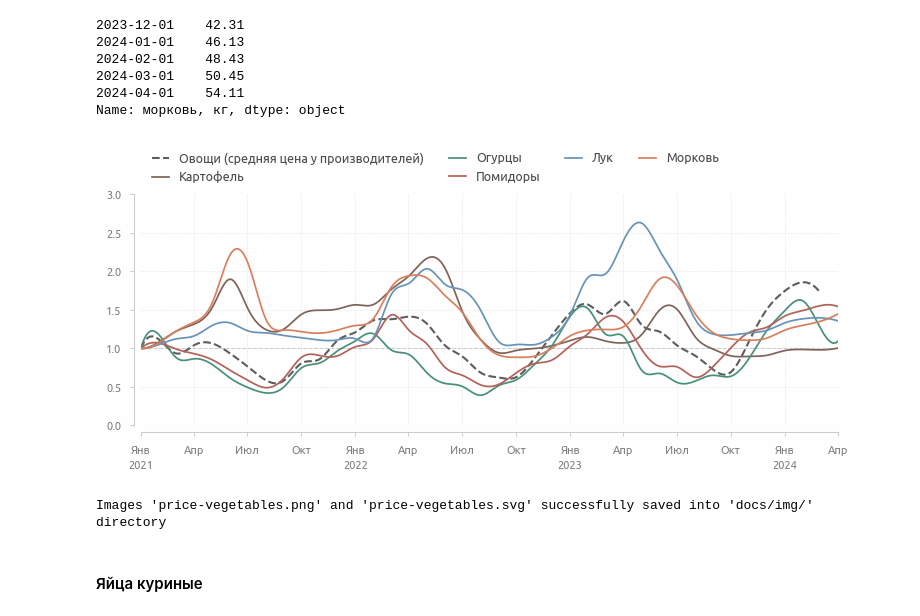
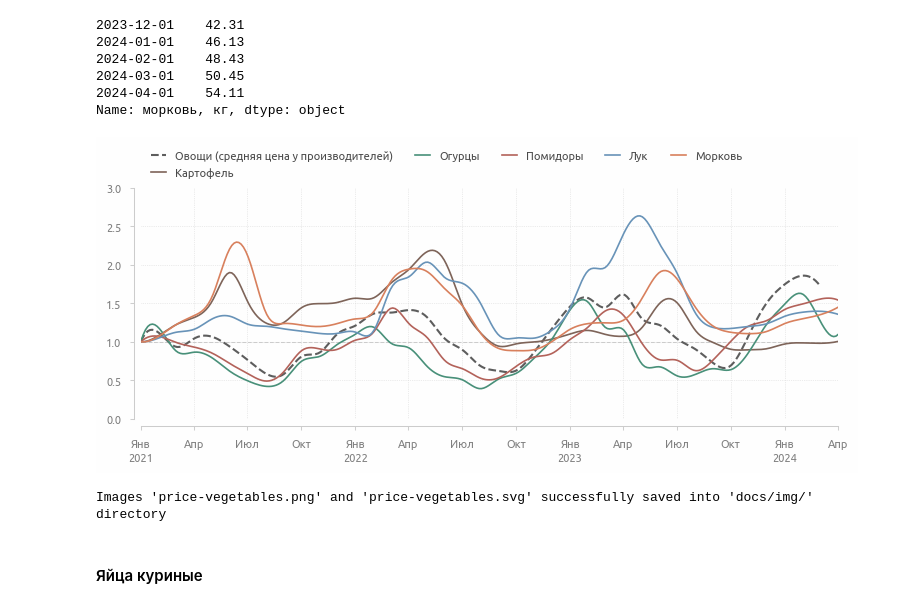
Before and after one commit to a-chasovsky/economics-rus, a Jupyter notebook: 01-report.ipynb, the cells around one changed output. Cells and saved outputs as stored; diff of their text form; code cells hidden in the pictures.

```diff
--- a/01-report.ipynb
+++ b/01-report.ipynb
@@ -995,45 +986,44 @@ carrot.tail()
 2024-04-01    54.11
 Name: морковь, кг, dtype: object
 # %%
-plots_lw = 1.25
 fig = plt.figure(figsize=(9, 3))
 
 plt.plot(
     smoothed(normalized_by_first(vegetables_raw), datetime_index=True), lw=1.5, ls='--',
     color=palette[0], label='Овощи (средняя цена у производителей)')
 plt.plot(
     smoothed(normalized_by_first(potato), datetime_index=True),
-    lw=plots_lw, color=alpha_color(palette[5], 0.95), label='Картофель')
+    color=alpha_color(palette[5], 0.95), label='Картофель')
 plt.plot(
     smoothed(normalized_by_first(cucumber), datetime_index=True),
-    lw=plots_lw, color=alpha_color(palette[3], 1), label='Огурцы')
+    color=alpha_color(palette[3], 1), label='Огурцы')
 plt.plot(
     smoothed(normalized_by_first(tomato), datetime_index=True),
-    lw=plots_lw, color=alpha_color(palette[1], 0.95), label='Помидоры')
+    color=alpha_color(palette[1], 0.95), label='Помидоры')
 plt.plot(
     smoothed(normalized_by_first(onion), datetime_index=True),
-    lw=plots_lw, color=alpha_color(palette[2], 0.95), label='Лук')
+    color=alpha_color(palette[2], 0.95), label='Лук')
 plt.plot(
     smoothed(normalized_by_first(carrot), datetime_index=True),
-    lw=plots_lw, color=alpha_color(palette[9], 0.95), label='Морковь')
+    color=alpha_color(palette[9], 0.95), label='Морковь')
 plot_hline(1)
 
 ax = ax_current()
-ax_ = axis_secondary(pad=25, label_color='#808080')
+ax_ = axis_secondary(pad=24, label_color='#808080')
 
 ax.set_xlim(time_range)
-ax.legend(**legend_inline(4), handlelength=1.35)
+ax.legend(**legend_inline(5), handlelength=1.35, fontsize=8)
 ax.xaxis.set_major_formatter(mpl.dates.DateFormatter(fmt='%b'))
 ax.xaxis.set_major_locator(mpl.dates.MonthLocator([1, 4, 7, 10]))
 ax_.xaxis.set_major_formatter(mpl.dates.DateFormatter(fmt='%Y'))
 ax_.xaxis.set_major_locator(mpl.dates.MonthLocator(1))
 axis_rstyle(offset_bottom=5, offset_left=5, ylim=[0, 3], yticks=[0, 3], grid=True)
 axis_translate_months()
 plt.show()
 
 savefig('price-vegetables', dir=path_save_img, figure=fig, dpi=100)
 # %% [output]
-[figure, old version]
+[figure, new version]
 Images 'price-vegetables.png' and 'price-vegetables.svg' successfully saved into 'docs/img/' directory
 # %%
 set_location()
```
Also changed, not shown: parts of 23 cells of this notebook, 26 other files.
